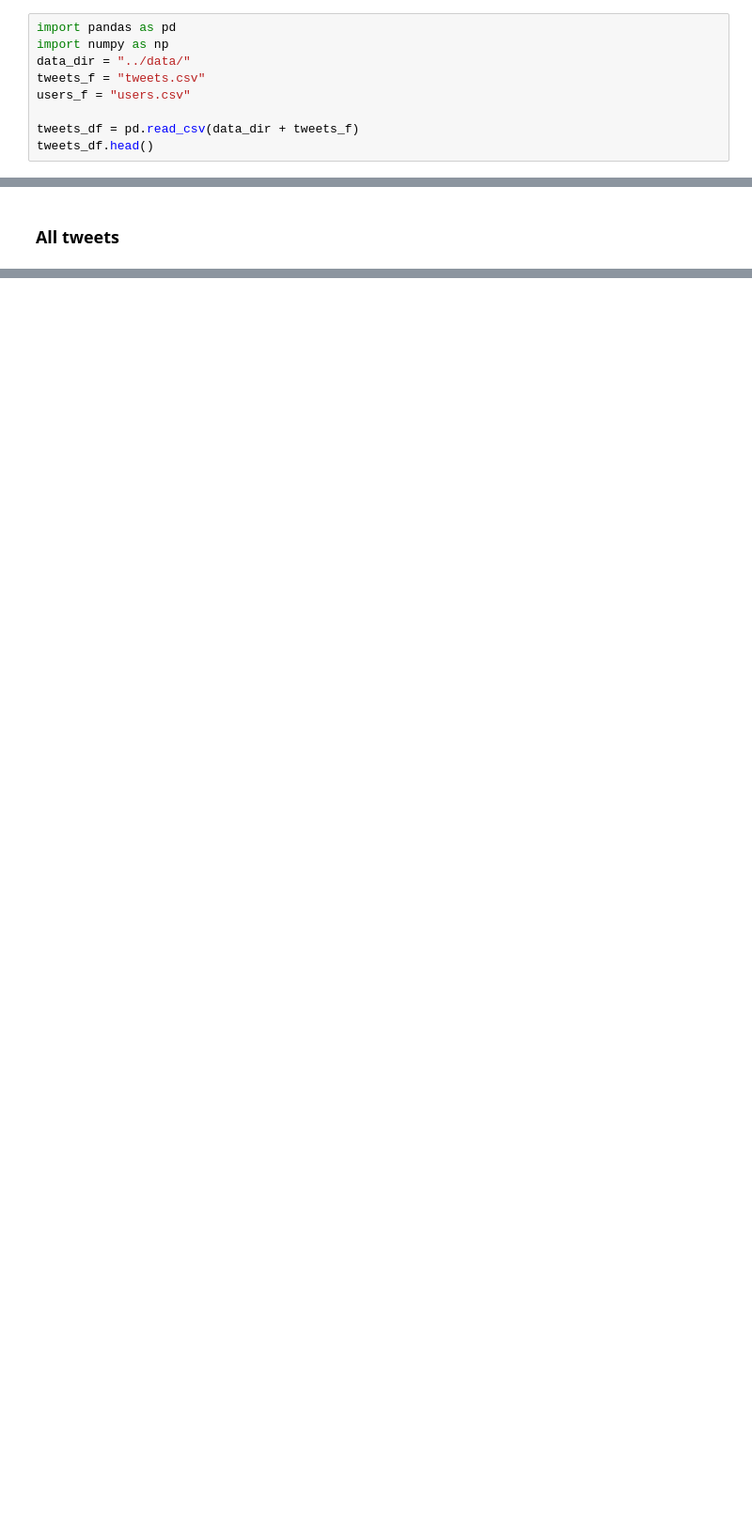
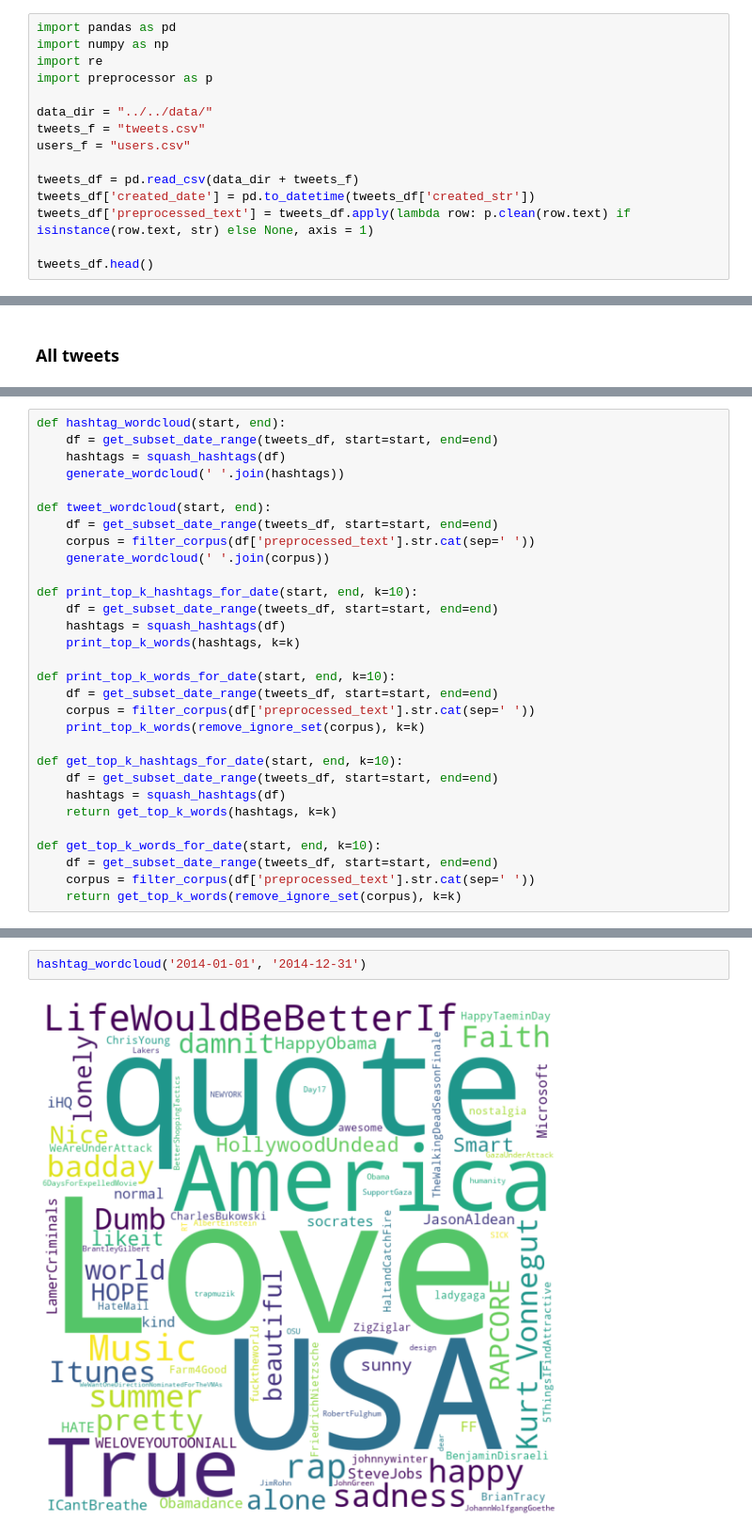
Before and after one commit to parkmichelle/russian-interference, a Jupyter notebook: explorations/language_strategies/language_analysis.ipynb, the cells around one changed output, grey strips where cells are left out. Shown at 94% size. Saved outputs shown, nothing was run; the diff lists cells and outputs as text; blank space fills up the shorter version.

Commit message:
Dynamic wordcloud done, starting input range

```diff
--- a/explorations/language_strategies/language_analysis.ipynb
+++ b/explorations/language_strategies/language_analysis.ipynb
@@ -1,11 +1,17 @@
 # %%
 import pandas as pd
 import numpy as np
-data_dir = "../data/"
+import re
+import preprocessor as p
+
+data_dir = "../../data/"
 tweets_f = "tweets.csv"
 users_f = "users.csv"
 
 tweets_df = pd.read_csv(data_dir + tweets_f)
+tweets_df['created_date'] = pd.to_datetime(tweets_df['created_str'])
+tweets_df['preprocessed_text'] = tweets_df.apply(lambda row: p.clean(row.text) if isinstance(row.text, str) else None, axis = 1)
+
 tweets_df.head()
 # %% [output]
 |  | user_id | user_key | created_at | created_str | retweet_count | retweeted | favorite_count | text | ... |
@@ -47,0 +218,30 @@ def generate_wordcloud(txt):
+# %%
+def hashtag_wordcloud(start, end):
+    df = get_subset_date_range(tweets_df, start=start, end=end)
+    hashtags = squash_hashtags(df)
+    generate_wordcloud(' '.join(hashtags))
+
+def tweet_wordcloud(start, end):
+    df = get_subset_date_range(tweets_df, start=start, end=end)
+    corpus = filter_corpus(df['preprocessed_text'].str.cat(sep=' '))
+    generate_wordcloud(' '.join(corpus))
+
+def print_top_k_hashtags_for_date(start, end, k=10):
+    df = get_subset_date_range(tweets_df, start=start, end=end)
+    hashtags = squash_hashtags(df)
+    print_top_k_words(hashtags, k=k)
+
+def print_top_k_words_for_date(start, end, k=10):
+    df = get_subset_date_range(tweets_df, start=start, end=end)
+    corpus = filter_corpus(df['preprocessed_text'].str.cat(sep=' '))
+    print_top_k_words(remove_ignore_set(corpus), k=k)
+
+def get_top_k_hashtags_for_date(start, end, k=10):
+    df = get_subset_date_range(tweets_df, start=start, end=end)
+    hashtags = squash_hashtags(df)
+    return get_top_k_words(hashtags, k=k)
+
+def get_top_k_words_for_date(start, end, k=10):
+    df = get_subset_date_range(tweets_df, start=start, end=end)
+    corpus = filter_corpus(df['preprocessed_text'].str.cat(sep=' '))
+    return get_top_k_words(remove_ignore_set(corpus), k=k)
@@ -47,0 +317,4 @@ def generate_wordcloud(txt):
+# %%
+hashtag_wordcloud('2014-01-01', '2014-12-31')
+# %% [output]
+[figure, added]
```
Also changed, not shown: parts of 25 cells of this notebook, 9 other files.
